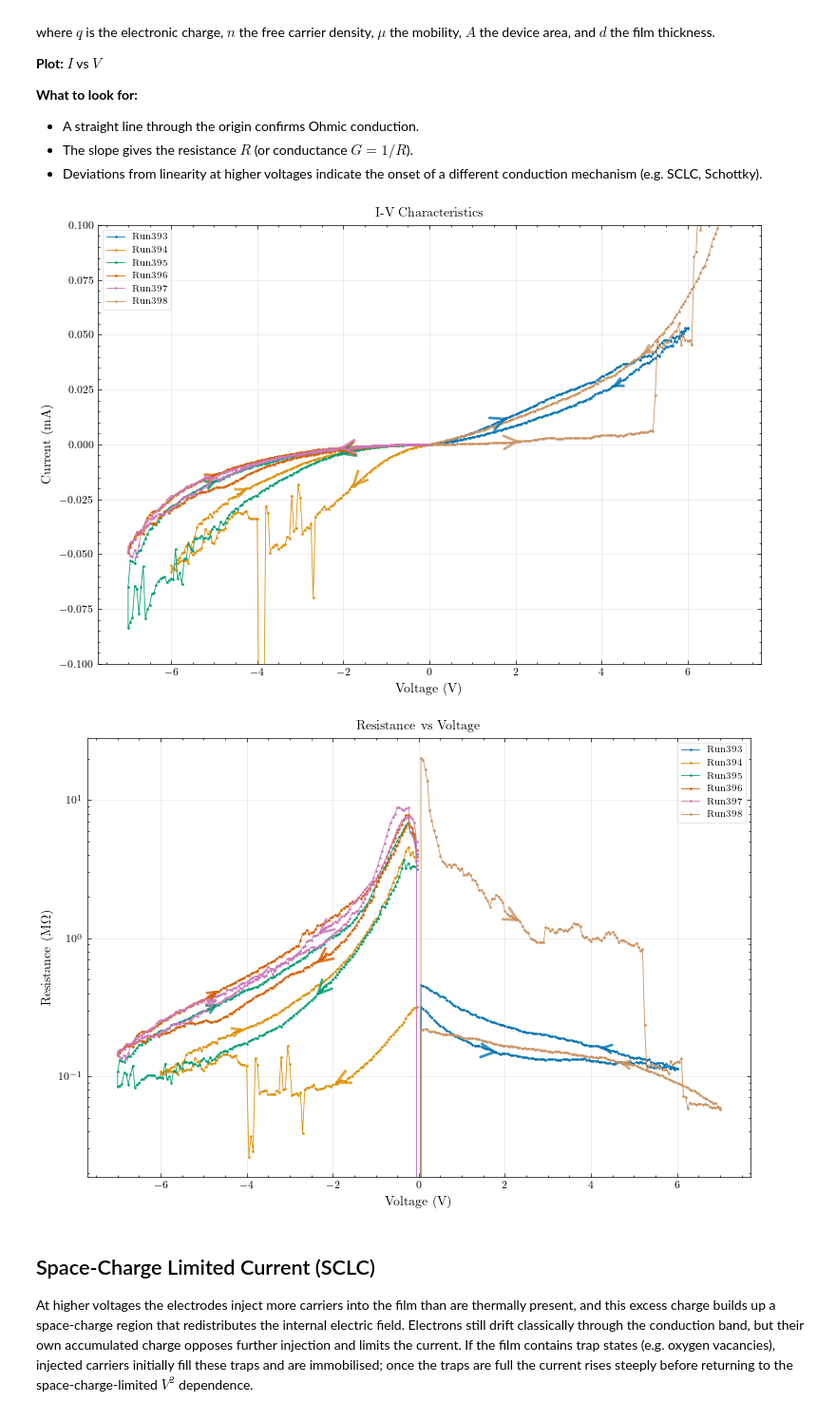
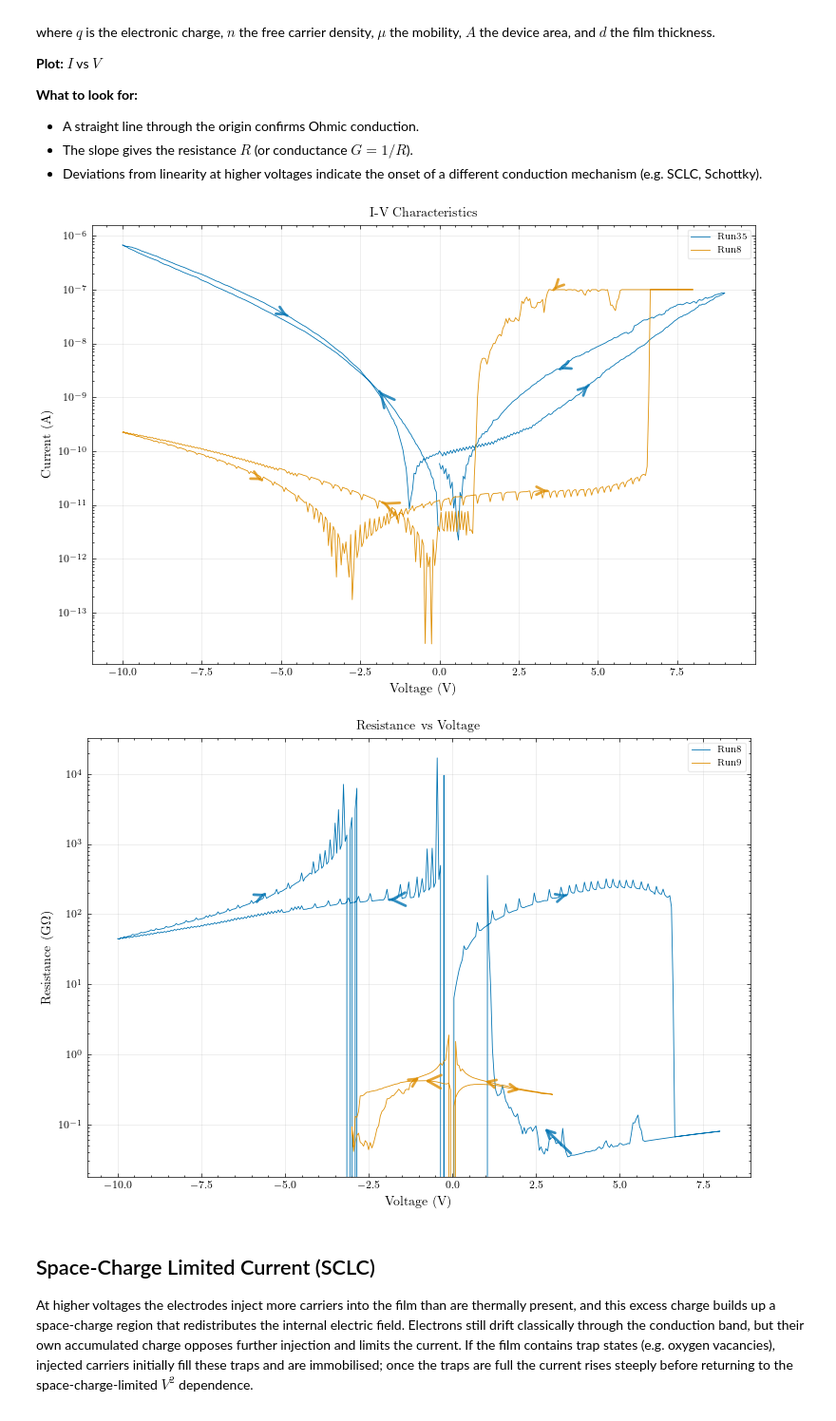
Before and after one commit to hc3413/Thin_Film_Analysis, a Jupyter notebook: SMU_Analysis_2T.ipynb, the cells around one changed output. Shown at 95% size. Saved outputs shown, nothing was run; the diff lists cells and outputs as text; code cells hidden in the pictures.

Commit message:
small tweaks and updates to plotting functions

```diff
--- a/SMU_Analysis_2T.ipynb
+++ b/SMU_Analysis_2T.ipynb
@@ -47,12 +50,18 @@ Updated SMU functions with auto-scaling current units!
 print("Testing SMU class...")
 
 # Create SMU object
-smu_DR012 = SMU(root_SMU)
+# smu_DR012 = SMU(root_SMU)
+smu_SM04 = SMU(root_SMU_SM04)
+smu_SM06 = SMU(root_SMU_SM06)
+
 
 # # Display basic information
-# print(f"\nSMU object: {smu_DR012}")
-# print(f"CV run numbers: {smu_DR012.cv_run_nums[:10]}...")  # Show first 10
-# print(f"IV run numbers: {smu_DR012.iv_run_nums[:10]}...")  # Show first 10
+print(f"\nSMU object: {smu_SM04}")
+print(f"CV run numbers: {smu_SM04.cv_run_nums[:10]}...")  # Show first 10
+print(f"IV run numbers: {smu_SM04.iv_run_nums[:10]}...")  # Show first 10
+print(f"\nSMU object: {smu_SM06}")
+print(f"CV run numbers: {smu_SM06.cv_run_nums[:10]}...")  # Show first 10
+print(f"IV run numbers: {smu_SM06.iv_run_nums[:10]}...")  # Show first 10
 
 # # Show sample CV data
 # if smu_DR012.cv_data:
@@ -60,8 +69,12 @@ smu_DR012 = SMU(root_SMU)
 #     print(smu_DR012.cv_data[0].head())
 
 # # Show sample IV data
-# if smu_DR012.iv_data:
+# if smu_SM04.iv_data:
 #     print(f"\nSample IV data (first file):")
-#     print(smu_DR012.iv_data[0].head())
+#     print(smu_SR04.iv_data[0].head())
+
+# if smu_SM06.iv_data:
+#     print(f"\nSample IV data (first file):")
+#     print(smu_SM06.iv_data[0].head())
 # %% [output]
 Testing SMU class...
@@ -103,31 +112,31 @@ where $q$ is the electronic charge, $n$ the free carrier density, $\mu$ the mobi
 # %%
 ## IV Analysis with Direction Arrows
 
 # Select specific runs for analysis using the built-in methods
 
 #selected_iv_runs = [ 398, 399, 401, 402]
 #selected_iv_runs = [389, 390,392, 404, 398]
-selected_iv_runs = [393, 394, 395, 396, 397, 398]
+selected_iv_runs = [8,9]
 
-fig_iv = plot_IV([smu_DR012], run_nums=selected_iv_runs,
-                       plot_mode='linear', #'linear', 'SCLC', 'schottky', 'PF', 'FN', 'TAT'
+fig_iv = plot_IV(smu_data = [smu_SM04, smu_SM06], run_nums=[[35],  [8]],
+                       plot_mode='log', #'linear', 'log', 'SCLC', 'schottky', 'PF', 'FN', 'TAT'
                        plot_arrows=True,
-                        y_lim=[-0.1, 0.1],
+                        #y_lim=[-0.1, 0.1],
                         line_width =0.6,
                         markersize=0.9,
-                       export_data=export_data, output_SMU=output_SMU,
+                       export_data=export_data, output_SMU=output_SMU_SM06,
                        plot_transparency=plot_transparency)
 
 
-fig_R = plot_resistance([smu_DR012], run_nums=selected_iv_runs,
+fig_R = plot_resistance([smu_SM06], run_nums=selected_iv_runs,
                        log_plot=True,
                        line_width =0.6,
                         markersize=0.9,
-                       export_data=export_data, plot_arrows = True, output_SMU=output_SMU,
+                       export_data=export_data, plot_arrows = True, output_SMU=output_SMU_SM06,
                        plot_transparency=plot_transparency)
 # %% [output]
-[figure, old version]
+[figure, new version]
-[figure, old version]
+[figure, new version]
 # %% [markdown]
 ## Space-Charge Limited Current (SCLC)
 
```
Also changed, not shown: parts of 3 cells of this notebook, 4 other files.
